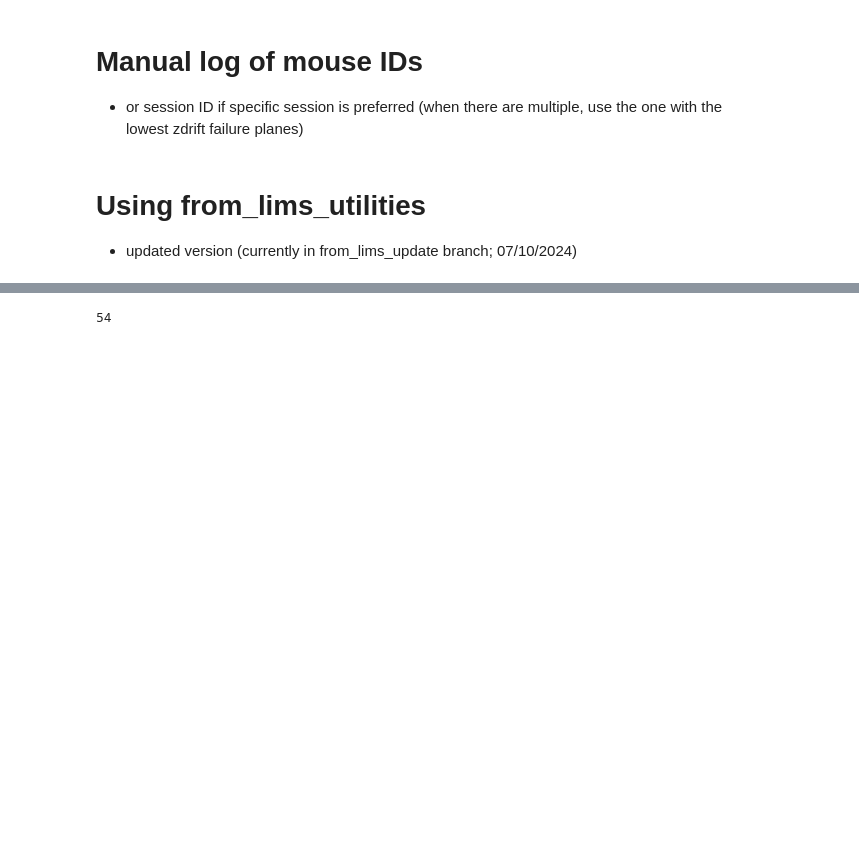
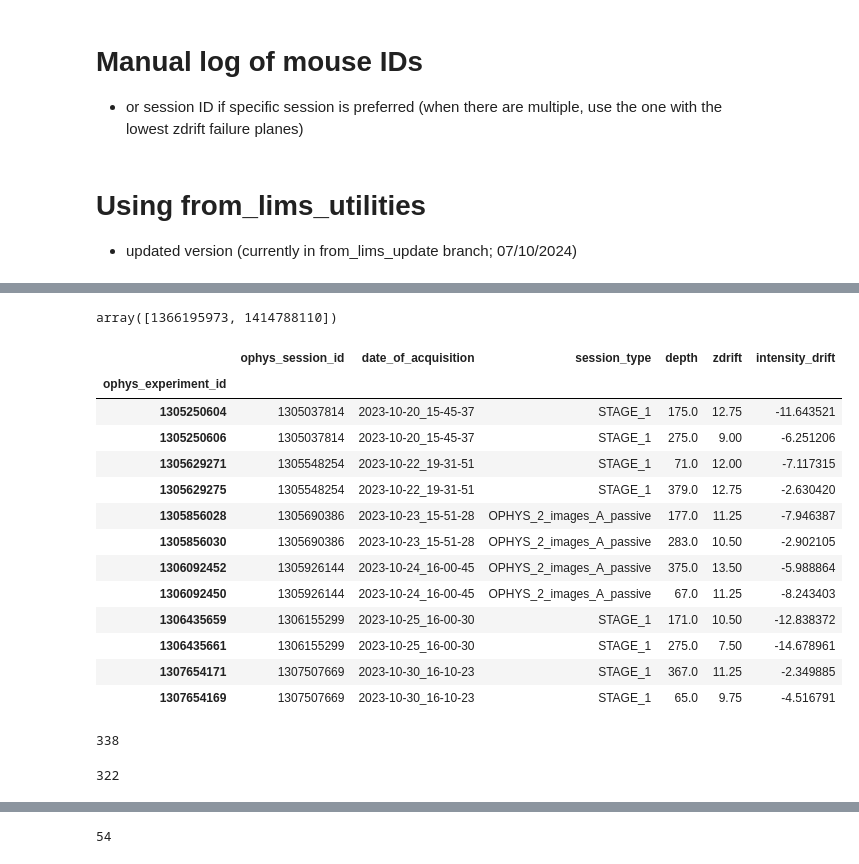
Before and after one commit to AllenNeuralDynamics/lamf_analysis_lims, a Jupyter notebook: pilot_data_analysis/GCaMP/240701_query_lims_data.ipynb, the cells around one changed output, grey strips where cells are left out. Cells and saved outputs as stored; diff of their text form; code cells hidden in the pictures; blank space fills up the shorter version.

Commit message:
querying and upload_triggering

```diff
--- a/pilot_data_analysis/GCaMP/240701_query_lims_data.ipynb
+++ b/pilot_data_analysis/GCaMP/240701_query_lims_data.ipynb
@@ -371,0 +472,27 @@ print(len(gcamp_session_info))
+# %%
+error_osids
+# 1366195973: 719363 B6 5/13/2024
+# 1414788110: 757436 Slc32a1;Oi1 1/16/2025
+# %% [output]
+array([1366195973, 1414788110])
+# %%
+gcamp_info.query('mouse_id==693996')[['ophys_session_id', 'date_of_acquisition', 'session_type', 'depth', 'zdrift', 'intensity_drift']]
+# %% [output]
+|  | ophys_session_id | date_of_acquisition | session_type | depth | zdrift | intensity_drift |
+| ophys_experiment_id |  |  |  |  |  |  |
+| 1305250604 | 1305037814 | 2023-10-20_15-45-37 | STAGE_1 | 175.0 | 12.75 | -11.643521 |
+| 1305250606 | 1305037814 | 2023-10-20_15-45-37 | STAGE_1 | 275.0 | 9.00 | -6.251206 |
+| 1305629271 | 1305548254 | 2023-10-22_19-31-51 | STAGE_1 | 71.0 | 12.00 | -7.117315 |
+| 1305629275 | 1305548254 | 2023-10-22_19-31-51 | STAGE_1 | 379.0 | 12.75 | -2.630420 |
+| 1305856028 | 1305690386 | 2023-10-23_15-51-28 | OPHYS_2_images_A_passive | 177.0 | 11.25 | -7.946387 |
+| 1305856030 | 1305690386 | 2023-10-23_15-51-28 | OPHYS_2_images_A_passive | 283.0 | 10.50 | -2.902105 |
+| 1306092452 | 1305926144 | 2023-10-24_16-00-45 | OPHYS_2_images_A_passive | 375.0 | 13.50 | -5.988864 |
+| 1306092450 | 1305926144 | 2023-10-24_16-00-45 | OPHYS_2_images_A_passive | 67.0 | 11.25 | -8.243403 |
+| 1306435659 | 1306155299 | 2023-10-25_16-00-30 | STAGE_1 | 171.0 | 10.50 | -12.838372 |
+| 1306435661 | 1306155299 | 2023-10-25_16-00-30 | STAGE_1 | 275.0 | 7.50 | -14.678961 |
+| 1307654171 | 1307507669 | 2023-10-30_16-10-23 | STAGE_1 | 367.0 | 11.25 | -2.349885 |
+| 1307654169 | 1307507669 | 2023-10-30_16-10-23 | STAGE_1 | 65.0 | 9.75 | -4.516791 |
+# %%
+len(gcamp_info)
+# %% [output]
+338
@@ -371,0 +502,4 @@ print(len(gcamp_session_info))
+# %%
+len(prev_plane_info)
+# %% [output]
+322
```
Also changed, not shown: parts of 32 cells of this notebook, 5 other files.
